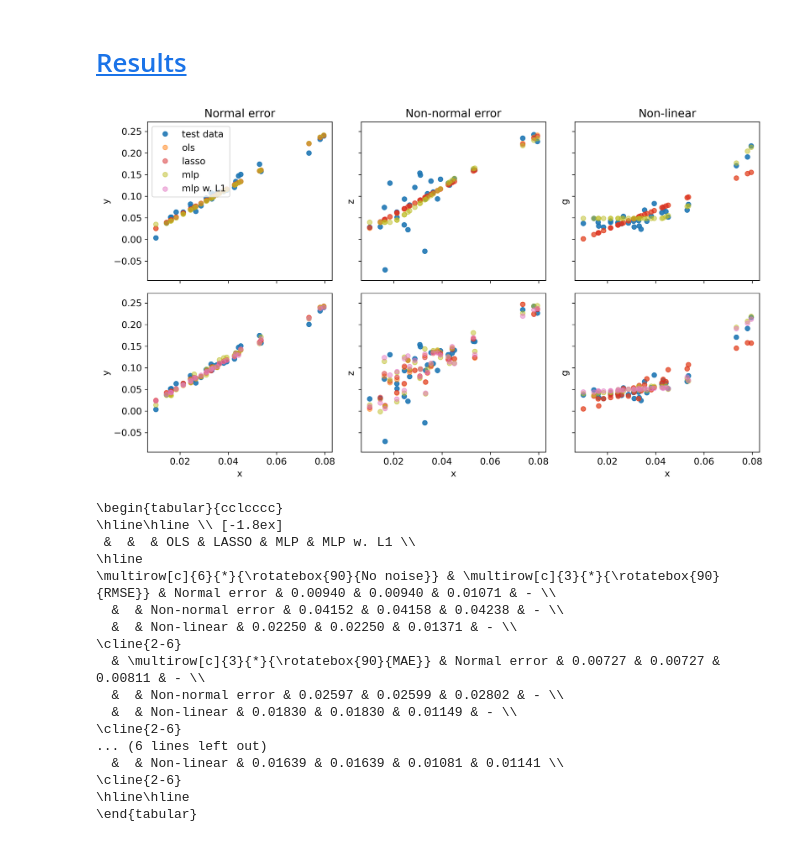
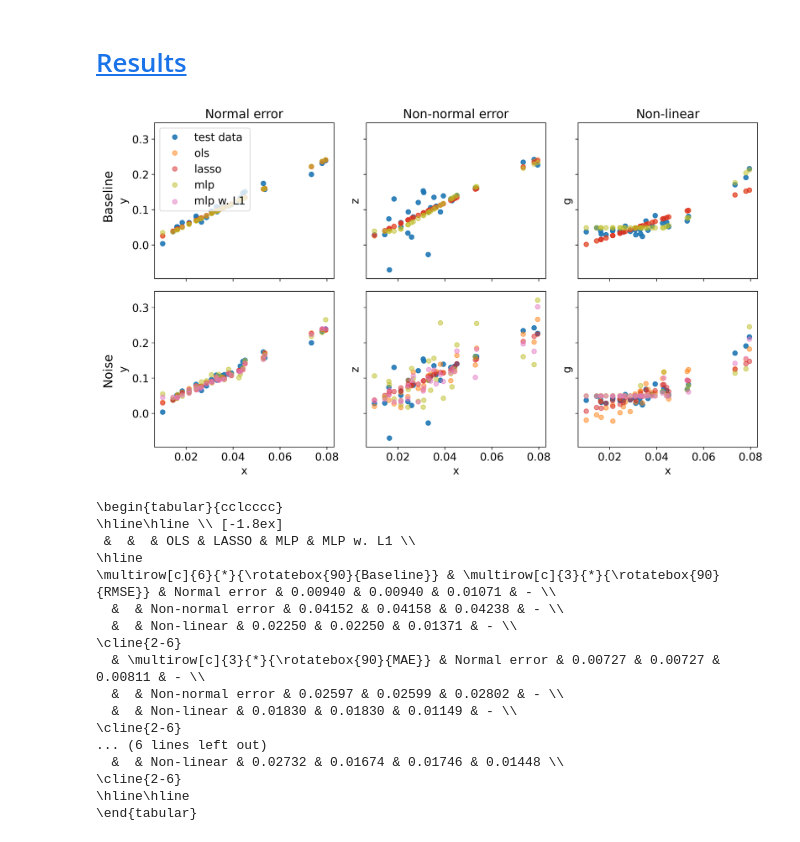
Before and after one commit to johanoelgaard/MastersThesis, a Jupyter notebook: simulation.ipynb, the cells around one changed output. Drawn from its saved outputs; the diff is of its cells as text; code cells hidden in the pictures.

Commit message:
Settleling on final simulation specifications

```diff
--- a/simulation.ipynb
+++ b/simulation.ipynb
@@ -66,6 +66,7 @@ baspread_large = baspread_large[(baspread_large < 1)]
 np.random.seed(42)
 theta = 3
 lambda_ = 0.05
+const = 0.0
 datapoints = 100
 datapoints_train = int(datapoints * 0.7)
 
@@ -74,18 +75,18 @@ x = baspread[-datapoints:]
 # x_outofsample = baspread[100:200]
 
 # linear
-y1 = theta * x + np.random.normal(0, 0.01, len(x))
+y1 = theta * x + const + np.random.normal(0, 0.01, len(x))
 y1_train = y1[:datapoints_train]
 y1_test = y1[datapoints_train:]
 
 # non-normal error
-y2 = theta * x + np.random.standard_t(1, len(x)) * 0.01
+y2 = theta * x + const + np.random.standard_t(1, len(x)) * 0.01
 y2_train = y2[:datapoints_train]
 y2_test = y2[datapoints_train:]
 
 
 # non-linear
-y3 = theta**3 * x**2 + np.abs(x-lambda_) + np.random.normal(0, 0.01, len(x))
+y3 = theta**3 * x**2 + const + np.abs(x-lambda_) + np.random.normal(0, 0.01, len(x))
 y3_train = y3[:datapoints_train]
 y3_test = y3[datapoints_train:]
 
@@ -93,14 +94,13 @@ y3_test = y3[datapoints_train:]
 x = x.reshape(-1, 1)
 
 # create noise features
-n_noise = 1
-noise_corr = x + np.random.normal(0, np.std(x), size=(len(x), n_noise))
-noise_rand = np.random.normal(0, 1, size=(len(x), n_noise))
-noise_spur1 = y1.reshape(-1,1) + np.random.normal(0, 2*np.std(y1), size=(len(x), n_noise))
-noise_spur2 = y2.reshape(-1,1) + np.random.normal(0, 2*np.std(y2), size=(len(x), n_noise))
-noise_spur3 = y3.reshape(-1,1) + np.random.normal(0, 2*np.std(y3), size=(len(x), n_noise))
+n_noise = 19
+noise = x/2 + np.random.normal(0, np.std(x), size=(len(x), n_noise))
 
-noise = np.concatenate((noise_corr, noise_rand, noise_spur1, noise_spur2, noise_spur3), axis=1)
+
+# noise = np.concatenate((
+#                         noise_corr,
+#                         ), axis=1)
 
 
 # add constant term
@@ -756,39 +769,44 @@ labels = list(colors.keys())
 
 # unified y‐limits
 all_preds = [arr for _, pred_list, *_ in datasets for arr in pred_list]
 ymin, ymax = np.min(all_preds) - 0.025, np.max(all_preds) + 0.025
 
 # grid
 fig, axes = plt.subplots(2, 3, figsize=(12, 7), sharex=True, sharey=True)
 
 for idx, (ax, (xvals, preds, title, ylabel)) in enumerate(zip(axes.flat, datasets)):
     for yvals, lbl in zip(preds, labels):
         ax.plot(xvals, yvals, 'o',
                 label=lbl,
                 color=colors[lbl],
                 alpha=(0.9 if lbl=='test data' else 0.5))
+    ax.tick_params(axis='both', which='both', labelsize=14)
     ax.set_ylim(ymin, ymax)
-    ax.set_ylabel(ylabel)
+    ax.set_ylabel(ylabel, fontsize=14)
     if title:
-        ax.set_title(title)
+        ax.set_title(title, fontsize=16)
     if idx < 3:
         ax.tick_params(axis='x', which='both', labelbottom=False)
     else:
-        ax.set_xlabel('x')
+        ax.set_xlabel('x', fontsize=14)
 
 # add dummy handle & draw legend only in the upper-left
 ax0 = axes.flat[0]
 ax0.scatter([], [],
             color=colors['mlp w. L1'],
             alpha=0.5,
             label='mlp w. L1')
-ax0.legend(loc='upper left')
+ax0.legend(loc='upper left', fontsize=14)
+
+fig.text(-0.01, 0.75, 'Baseline', va='center', rotation='vertical', fontsize=16)
+fig.text(-0.01, 0.30, 'Noise', va='center', rotation='vertical', fontsize=16)
+
 
 plt.tight_layout()
-plt.savefig('output/simulation-scatter.png', dpi=300)
+plt.savefig('output/simulation-scatter.png', dpi=300, bbox_inches='tight', pad_inches=0.1)
 plt.show()
 # %% [output]
-[figure, old version]
+[figure, new version]
 # %%
 n_train = np.arange(len(x_train))
 n_test  = np.arange(len(x_train), len(x))
@@ -908,12 +926,12 @@ mae_mlp3_nR = np.mean(np.abs(y3_test - mlp_pred3_nR))
 
 
 models = ['OLS', 'LASSO', 'MLP', 'MLP w. L1']
-metrics = {'*No noise*RMSE*Normal error':[rmse_ols1, rmse_lasso1, rmse_mlp1,''],
-           '*No noise*RMSE*Non-normal error':[rmse_ols2, rmse_lasso2, rmse_mlp2,''],
-           '*No noise*RMSE*Non-linear':[rmse_ols3, rmse_lasso3, rmse_mlp3,''],
-           '*No noise*MAE*Normal error':[mae_ols1, mae_lasso1, mae_mlp1,''],
-           '*No noise*MAE*Non-normal error':[mae_ols2, mae_lasso2, mae_mlp2,''],
-           '*No noise*MAE*Non-linear':[mae_ols3, mae_lasso3, mae_mlp3,''],
+metrics = {'*Baseline*RMSE*Normal error':[rmse_ols1, rmse_lasso1, rmse_mlp1,''],
+           '*Baseline*RMSE*Non-normal error':[rmse_ols2, rmse_lasso2, rmse_mlp2,''],
+           '*Baseline*RMSE*Non-linear':[rmse_ols3, rmse_lasso3, rmse_mlp3,''],
+           '*Baseline*MAE*Normal error':[mae_ols1, mae_lasso1, mae_mlp1,''],
+           '*Baseline*MAE*Non-normal error':[mae_ols2, mae_lasso2, mae_mlp2,''],
+           '*Baseline*MAE*Non-linear':[mae_ols3, mae_lasso3, mae_mlp3,''],
            '*Noise*RMSE*Normal error':[rmse_ols1_n, rmse_lasso1_n, rmse_mlp1_n, rmse_mlp1_nR],
            '*Noise*RMSE*Non-normal error':[rmse_ols2_n, rmse_lasso2_n, rmse_mlp2_n, rmse_mlp2_nR],
            '*Noise*RMSE*Non-linear':[rmse_ols3_n, rmse_lasso3_n, rmse_mlp3_n, rmse_mlp3_nR],
@@ -931,7 +949,7 @@ with open('output/simulation_table.tex', 'w') as f:
 \hline\hline \\ [-1.8ex]
  &  &  & OLS & LASSO & MLP & MLP w. L1 \\
 \hline
-\multirow[c]{6}{*}{\rotatebox{90}{No noise}} & \multirow[c]{3}{*}{\rotatebox{90}{RMSE}} & Normal error & 0.00940 & 0.00940 & 0.01071 & - \\
+\multirow[c]{6}{*}{\rotatebox{90}{Baseline}} & \multirow[c]{3}{*}{\rotatebox{90}{RMSE}} & Normal error & 0.00940 & 0.00940 & 0.01071 & - \\
   &  & Non-normal error & 0.04152 & 0.04158 & 0.04238 & - \\
   &  & Non-linear & 0.02250 & 0.02250 & 0.01371 & - \\
 \cline{2-6}
@@ -940,7 +958,7 @@ with open('output/simulation_table.tex', 'w') as f:
   &  & Non-linear & 0.01830 & 0.01830 & 0.01149 & - \\
 \cline{2-6}
 ... (6 lines left out)
-  &  & Non-linear & 0.01639 & 0.01639 & 0.01081 & 0.01141 \\
+  &  & Non-linear & 0.02732 & 0.01674 & 0.01746 & 0.01448 \\
 \cline{2-6}
 \hline\hline
 \end{tabular}
```
Also changed, not shown: parts of 16 cells of this notebook, 3 other files.
